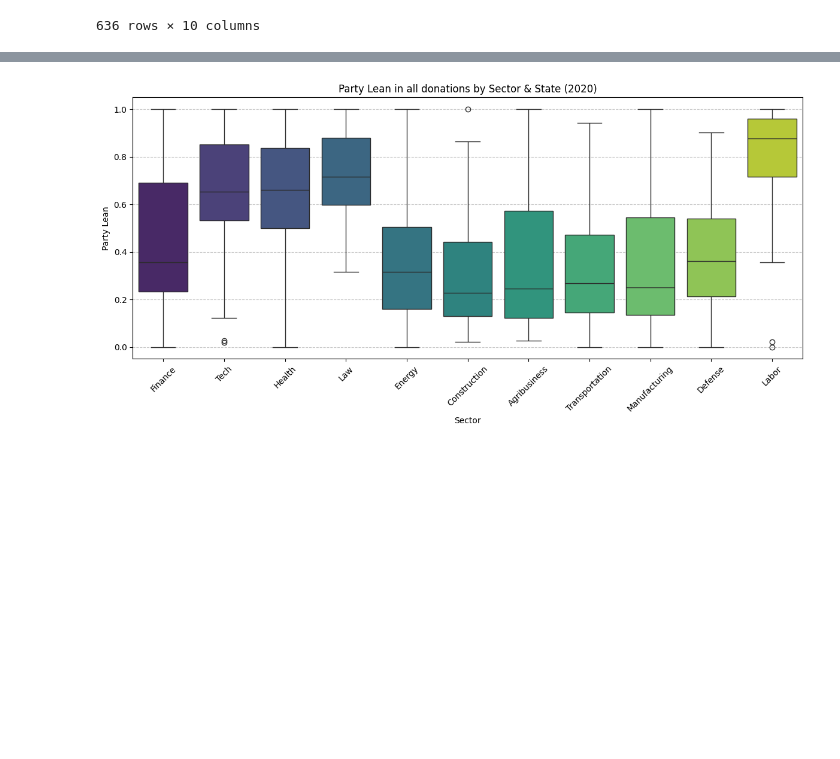
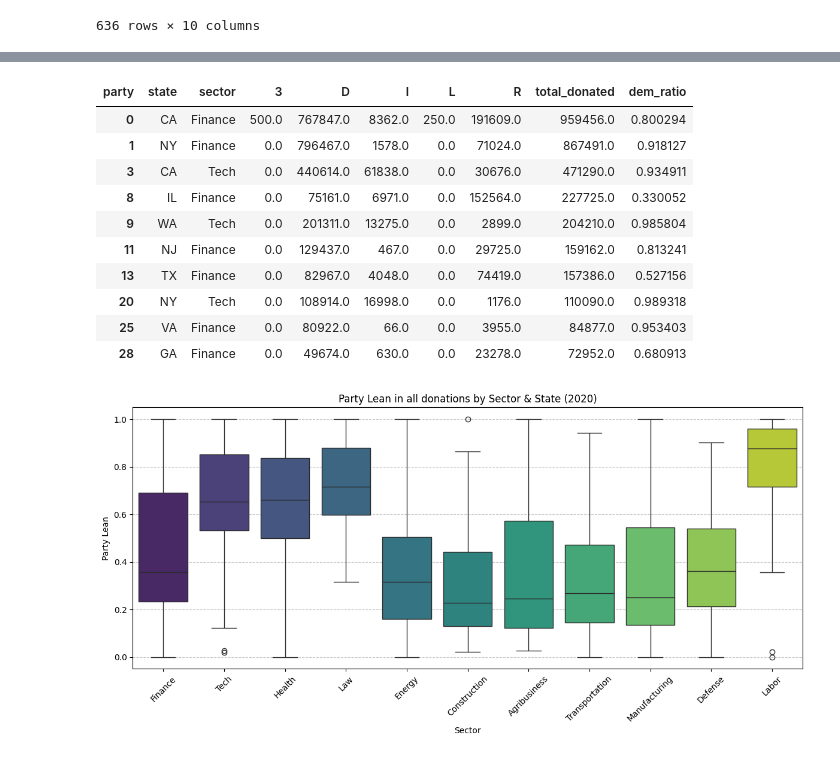
Before and after one commit to kkkarnav/indianamericancontributions, a Jupyter notebook: donors_recip.ipynb, the cells around one changed output, grey strips where cells are left out. Saved outputs shown, nothing was run; the diff lists cells and outputs as text; code cells hidden in the pictures; blank space fills up the shorter version.

```diff
--- a/donors_recip.ipynb
+++ b/donors_recip.ipynb
@@ -421,3 +412,17 @@ sector_stats_indian
+# %%
+sector_stats_indian[sector_stats_indian["sector"].isin(["Finance", "Tech"])].iloc[:10]
+# %% [output]
+| party | state | sector | 3 | D | I | L | R | total_donated | dem_ratio |
+| 0 | CA | Finance | 500.0 | 767847.0 | 8362.0 | 250.0 | 191609.0 | 959456.0 | 0.800294 |
+| 1 | NY | Finance | 0.0 | 796467.0 | 1578.0 | 0.0 | 71024.0 | 867491.0 | 0.918127 |
+| 3 | CA | Tech | 0.0 | 440614.0 | 61838.0 | 0.0 | 30676.0 | 471290.0 | 0.934911 |
+| 8 | IL | Finance | 0.0 | 75161.0 | 6971.0 | 0.0 | 152564.0 | 227725.0 | 0.330052 |
+| 9 | WA | Tech | 0.0 | 201311.0 | 13275.0 | 0.0 | 2899.0 | 204210.0 | 0.985804 |
+| 11 | NJ | Finance | 0.0 | 129437.0 | 467.0 | 0.0 | 29725.0 | 159162.0 | 0.813241 |
+| 13 | TX | Finance | 0.0 | 82967.0 | 4048.0 | 0.0 | 74419.0 | 157386.0 | 0.527156 |
+| 20 | NY | Tech | 0.0 | 108914.0 | 16998.0 | 0.0 | 1176.0 | 110090.0 | 0.989318 |
+| 25 | VA | Finance | 0.0 | 80922.0 | 66.0 | 0.0 | 3955.0 | 84877.0 | 0.953403 |
+| 28 | GA | Finance | 0.0 | 49674.0 | 630.0 | 0.0 | 23278.0 | 72952.0 | 0.680913 |
 # %%
 plt.figure(figsize=(12, 6))
 sns.boxplot(data=sector_stats, x="sector", y="dem_ratio", palette="viridis")
```
Also changed, not shown: parts of 3 cells of this notebook.
